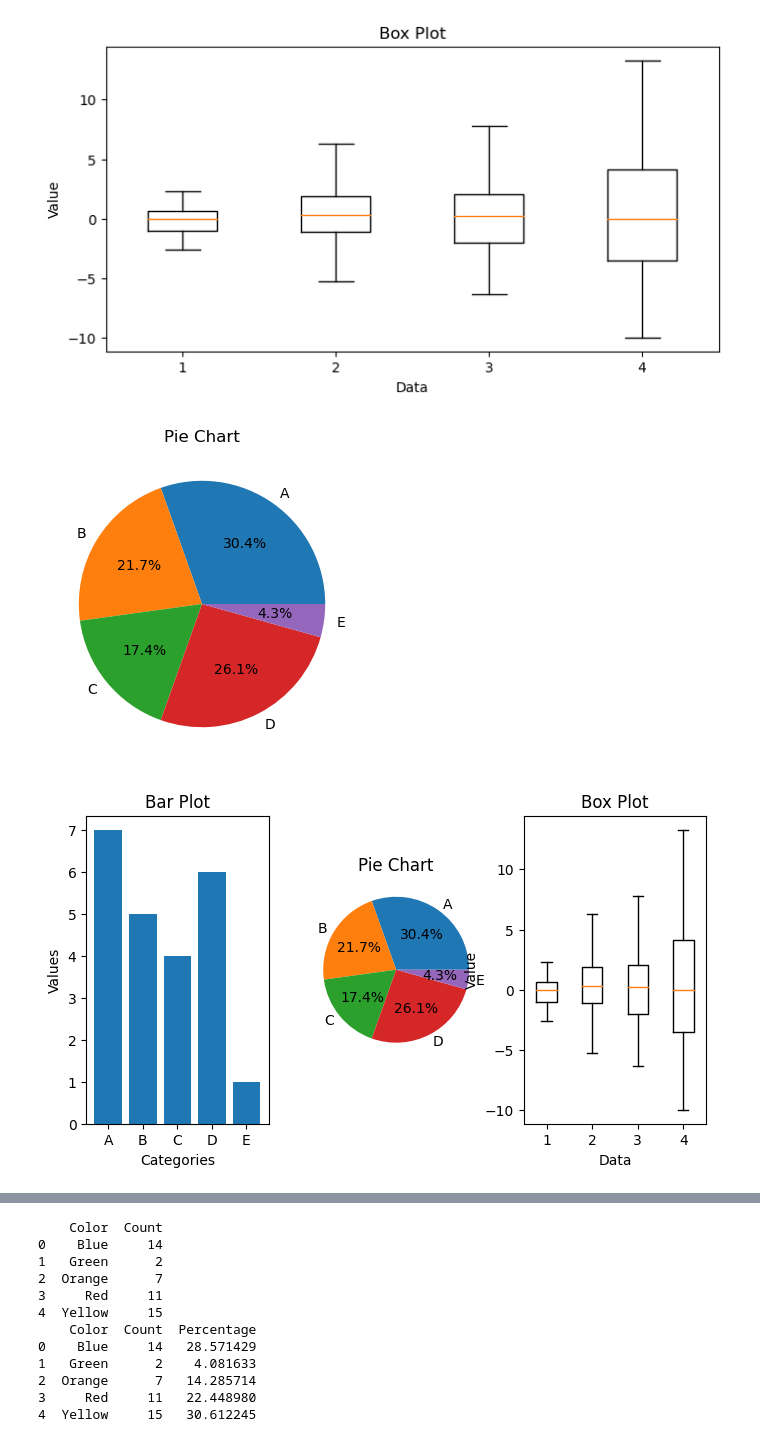
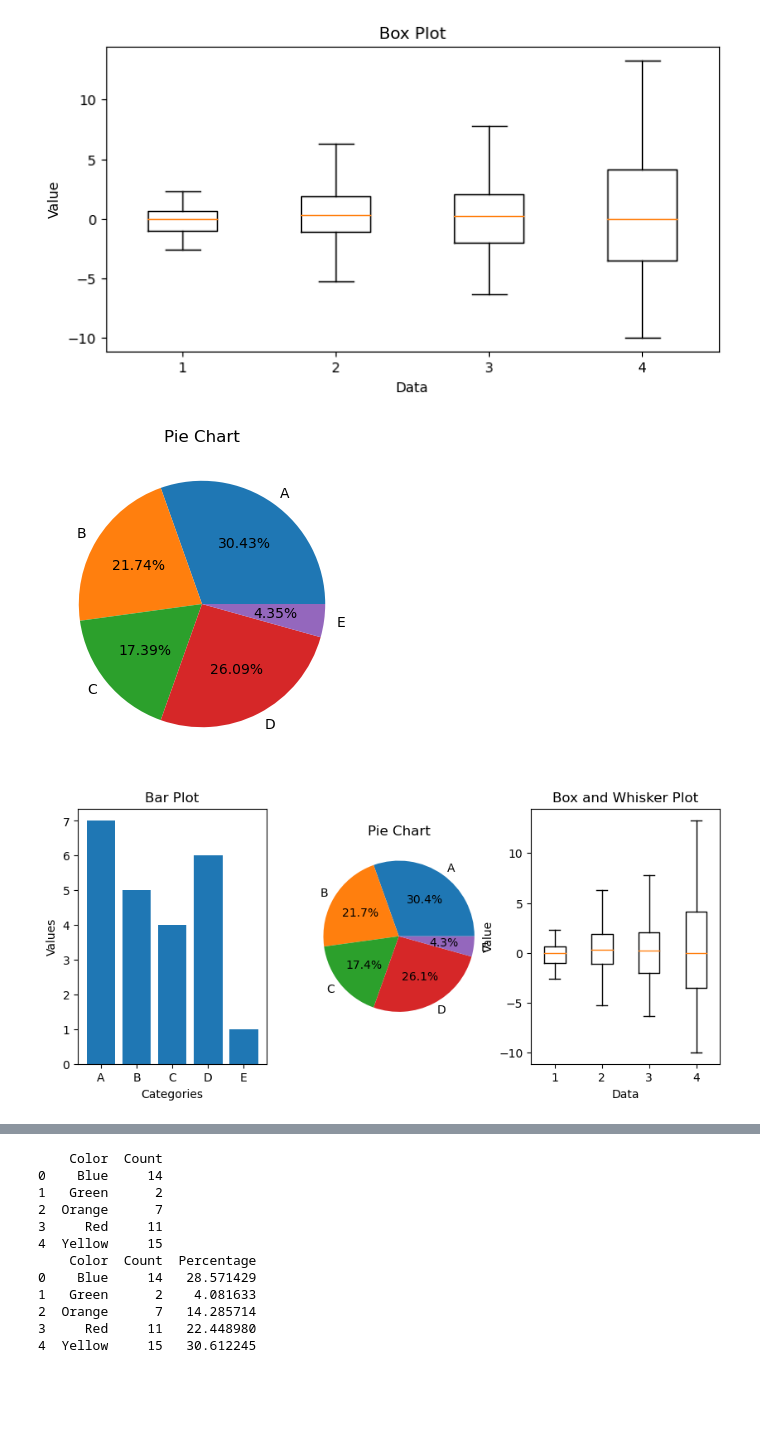
Before and after one commit to rjwrobel86/Python4Statistics, a Jupyter notebook: Notebooks/GraphicsWithMatPlotLib.ipynb, the cells around one changed output, grey strips where cells are left out. Saved outputs shown, nothing was run; the diff lists cells and outputs as text; code cells hidden in the pictures; blank space fills up the shorter version.

```diff
--- a/Notebooks/GraphicsWithMatPlotLib.ipynb
+++ b/Notebooks/GraphicsWithMatPlotLib.ipynb
@@ -65,37 +65,37 @@ plt.show()
 # %%
 #Pie chart
 plt.figure(figsize=(8, 4))
-plt.pie(values, labels=categories, autopct='%1.1f%%')
+plt.pie(values, labels=categories, autopct='%1.2f%%')
 plt.title('Pie Chart')
 plt.show()
 # %% [output]
-[figure, old version]
+[figure, new version]
 # %%
-#Multiple Graphics
-plt.figure(figsize=(8, 4))
+#Multiple Graphics Using Subplots
+plt.figure(figsize=(10, 4))
 
 #Bar plot
 plt.subplot(131)
 plt.bar(categories, values)
 plt.title('Bar Plot')
 plt.xlabel('Categories')
 plt.ylabel('Values')
 
 #Pie chart
 plt.subplot(132)
 plt.pie(values, labels=categories, autopct='%1.1f%%')
 plt.title('Pie Chart')
 
-#Box Plot
+#Box and Whisker Plot
 plt.subplot(133)
 plt.boxplot(z)
-plt.title('Box Plot')
+plt.title('Box and Whisker Plot')
 plt.xlabel('Data')
 plt.ylabel('Value')
 
 plt.show()
 # %% [output]
-[figure, old version]
+[figure, new version]
 # %%
 #Contingency Tables
 
```
Also changed, not shown: parts of 3 cells of this notebook, 3 other files.
